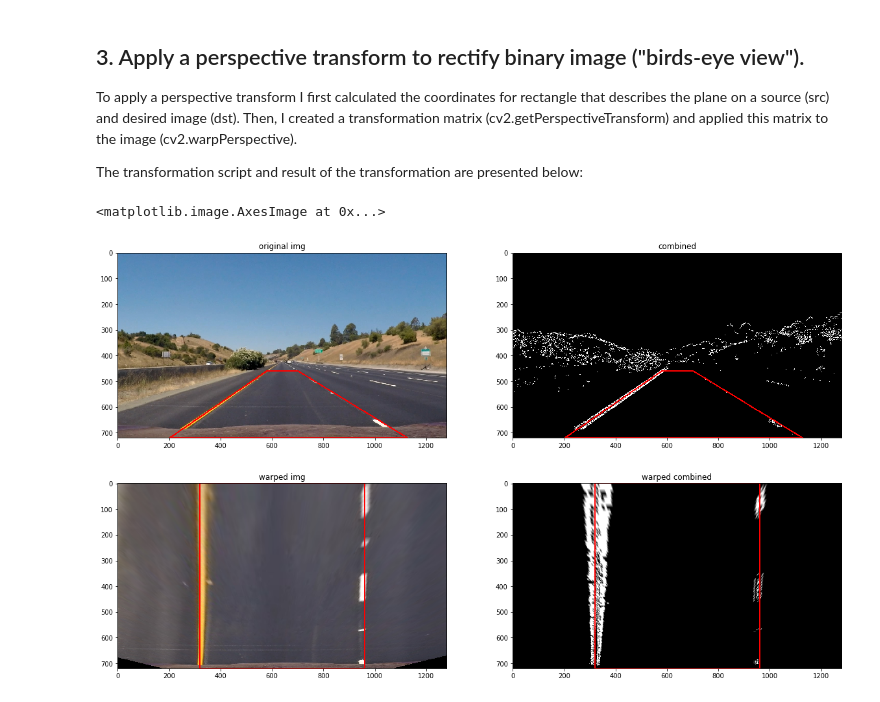
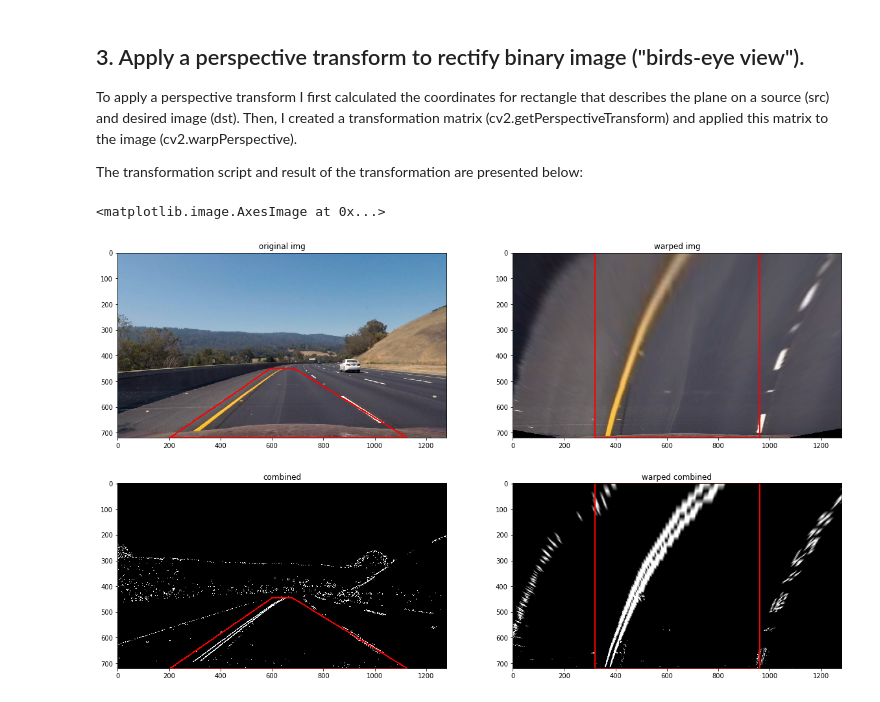
Before and after one commit to aponamarev/CarND-Advanced-Lane-Lines, a Jupyter notebook: advanced_paths_finding.ipynb, the cells around one changed output. Cells and saved outputs as stored; diff of their text form; code cells hidden in the pictures.

```diff
--- a/advanced_paths_finding.ipynb
+++ b/advanced_paths_finding.ipynb
@@ -29,16 +29,13 @@ from src.utils import visualize_planes
 calibration_file = "src/calibration.p"
 cc = CC(calibration_file)
 # Read and undistort an image
-test_img_path1 = "test_images/test1.jpg"
-test_img_path2 = "test_images/straight_lines1.jpg"
-#test_img_path2 = "/Users/aponamaryov/Desktop/test2.png"
+test_img_path1 = "test_images/straight_lines2.jpg"
+test_img_path2 = "test_images/test3.jpg"
 test_img1 = cv2.cvtColor(cv2.imread(test_img_path1), cv2.COLOR_BGR2RGB)
 test_img2 = cv2.cvtColor(cv2.imread(test_img_path2), cv2.COLOR_BGR2RGB)
 undistorted_img1 = cc.undistort(test_img1, 1)
 undistorted_img2 = cc.undistort(test_img2, 1)
-#undistorted_cropped_img1 = cc.undistort(test_img1)
-#undistorted_cropped_img2 = cc.undistort(test_img2)
-undistorted_cropped_img1 = test_img1
-undistorted_cropped_img2 = test_img2
+undistorted_cropped_img1 = cc.undistort(test_img1)
+undistorted_cropped_img2 = cc.undistort(test_img2)
 # %%
 # Visualize resulting images
@@ -226,23 +129,26 @@ def warper(img, src=None, dst=None):
 # %%
-rgb_combined = np.dstack([combined_S,combined_S,combined_S])*255
-#rgb_combined = np.dstack([combined,combined,combined])*255
-warped_combined, (src, dst) = warper(rgb_combined)
+from src.utils import warper
+
+top_c_shift = 39
+top_v_shift = 85
+
+rgb_combined = np.dstack([combined, combined, combined])*255
+warped_combined, (src, dst) = warper(rgb_combined, top_c_shift=top_c_shift, top_v_shift=top_v_shift)
 rgb_combined = visualize_planes(rgb_combined, src)
 warped_combined = visualize_planes(warped_combined, dst)
 warped_img, (src, dst) = warper(img)
 undistorted_cropped_img2 = visualize_planes(undistorted_cropped_img2, src)
 warped_img = visualize_planes(warped_img, dst)
 
-
-fig, ((p11, p12),(p21, p22)) = plt.subplots(2,2, figsize=[20,12])
-p11.set_title("original img")
-p11.imshow(img)
-p21.set_title("warped img")
-p21.imshow(warped_img)
-p12.set_title("combined")
-p12.imshow(rgb_combined)
-p22.set_title("warped combined")
-p22.imshow(warped_combined)
+fig, p = plt.subplots(2,2, figsize=[20,12])
+p[0,0].set_title("original img")
+p[0,0].imshow(img)
+p[0,1].set_title("warped img")
+p[0,1].imshow(warped_img)
+p[1,0].set_title("combined")
+p[1,0].imshow(rgb_combined)
+p[1,1].set_title("warped combined")
+p[1,1].imshow(warped_combined)
 # %% [output]
 <matplotlib.image.AxesImage at 0x...>
-[figure, old version]
+[figure, new version]
```
Also changed, not shown: parts of 13 cells of this notebook, 1 other file.
